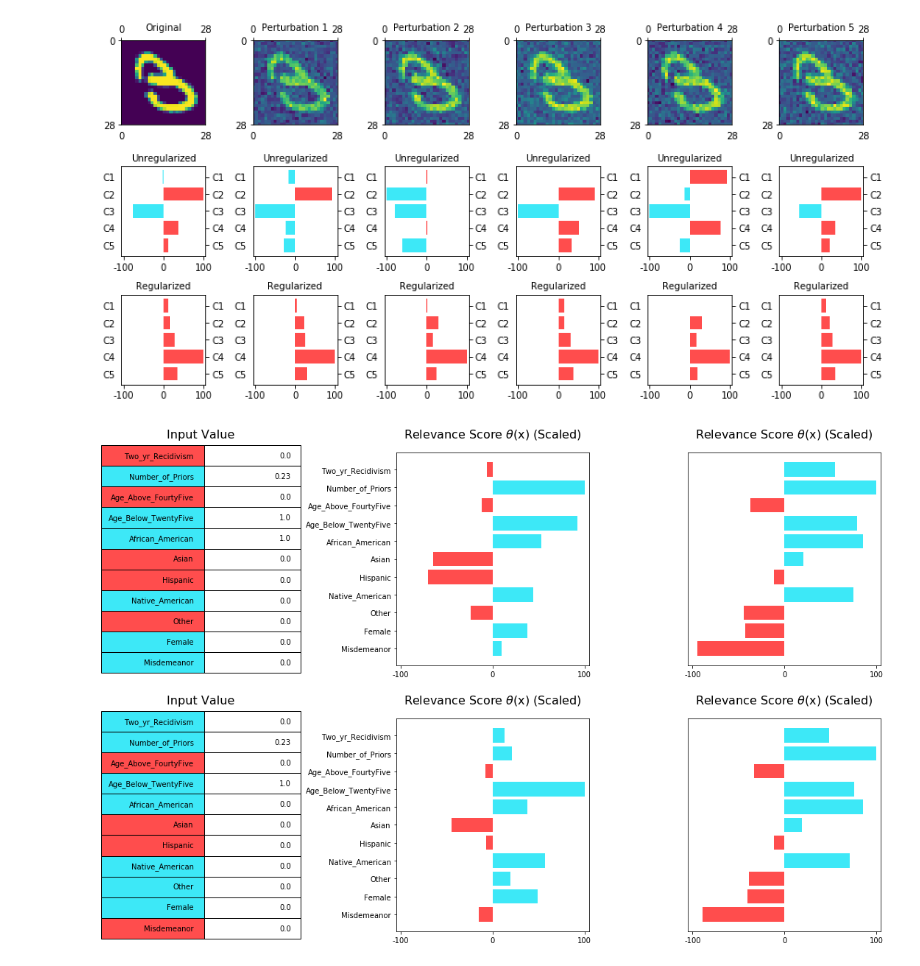
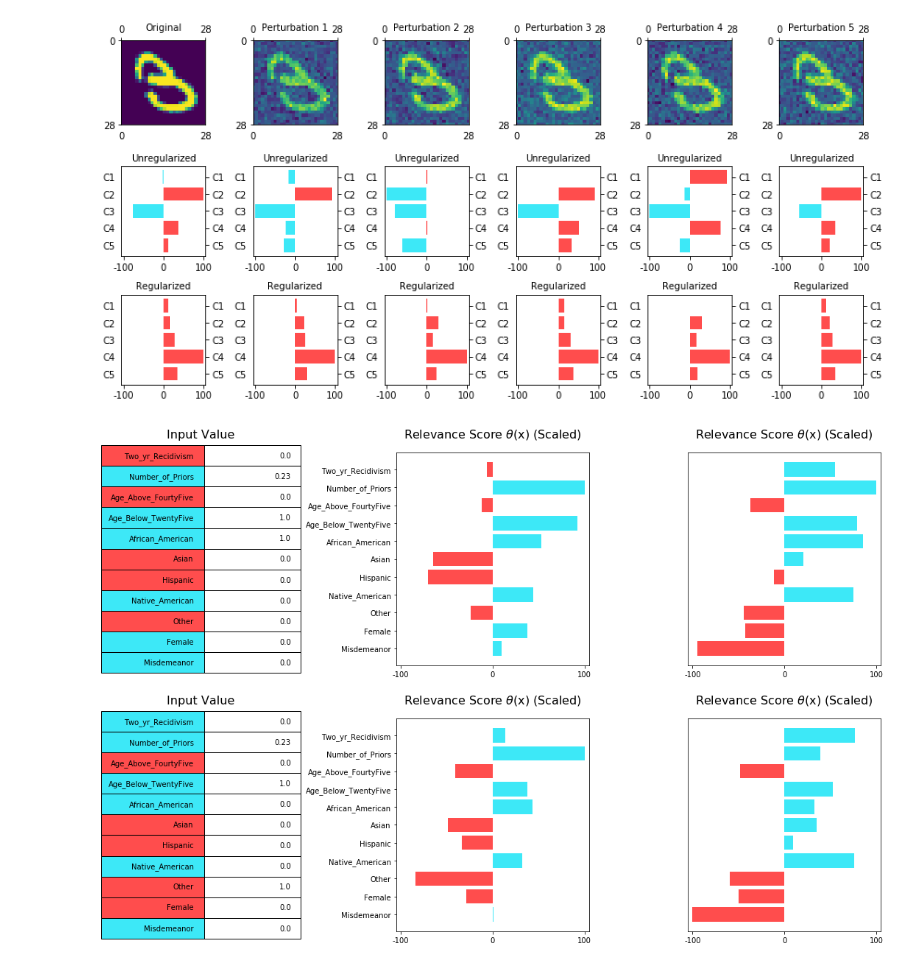
Before and after one commit to ricokoff/FACT-AI, a Jupyter notebook: SENN/Notebook.ipynb, the cells around one changed output. Saved outputs shown, nothing was run; the diff lists cells and outputs as text; code cells hidden in the pictures.

```diff
--- a/SENN/Notebook.ipynb
+++ b/SENN/Notebook.ipynb
@@ -164,32 +152,32 @@ x = [
     0.,   # Two_yr_Recidivism
     0.23, # Number_of_Priors
     0.,   # Age_Above_FourtyFive
     1.,   # Age_Below_TwentyFive
     1.,   # African_American
     0.,   # Asian
     0.,   # Hispanic
     0.,   # Native_American
     0.,   # Other
     0.,   # Female
     0.,   # Misdemeanor
     ]
 
 y = [
     0.,   # Two_yr_Recidivism
     0.23, # Number_of_Priors
     0.,   # Age_Above_FourtyFive
     1.,   # Age_Below_TwentyFive
     0.,   # African_American
     0.,   # Asian
     0.,   # Hispanic
     0.,   # Native_American
-    0.,   # Other
+    1.,   # Other
     0.,   # Female
     0.,   # Misdemeanor
     ]
 
 model = compas_models[RegLambda.E1.name]
 unregularized_model = compas_models[RegLambda.ZERO.name]
 compas.plot_input_values_regularized_unregularized_explanation(model, unregularized_model, [x, y])
 # %% [output]
-[figure, old version]
+[figure, new version]
```
Also changed, not shown: parts of 7 cells of this notebook, 1 other file.
